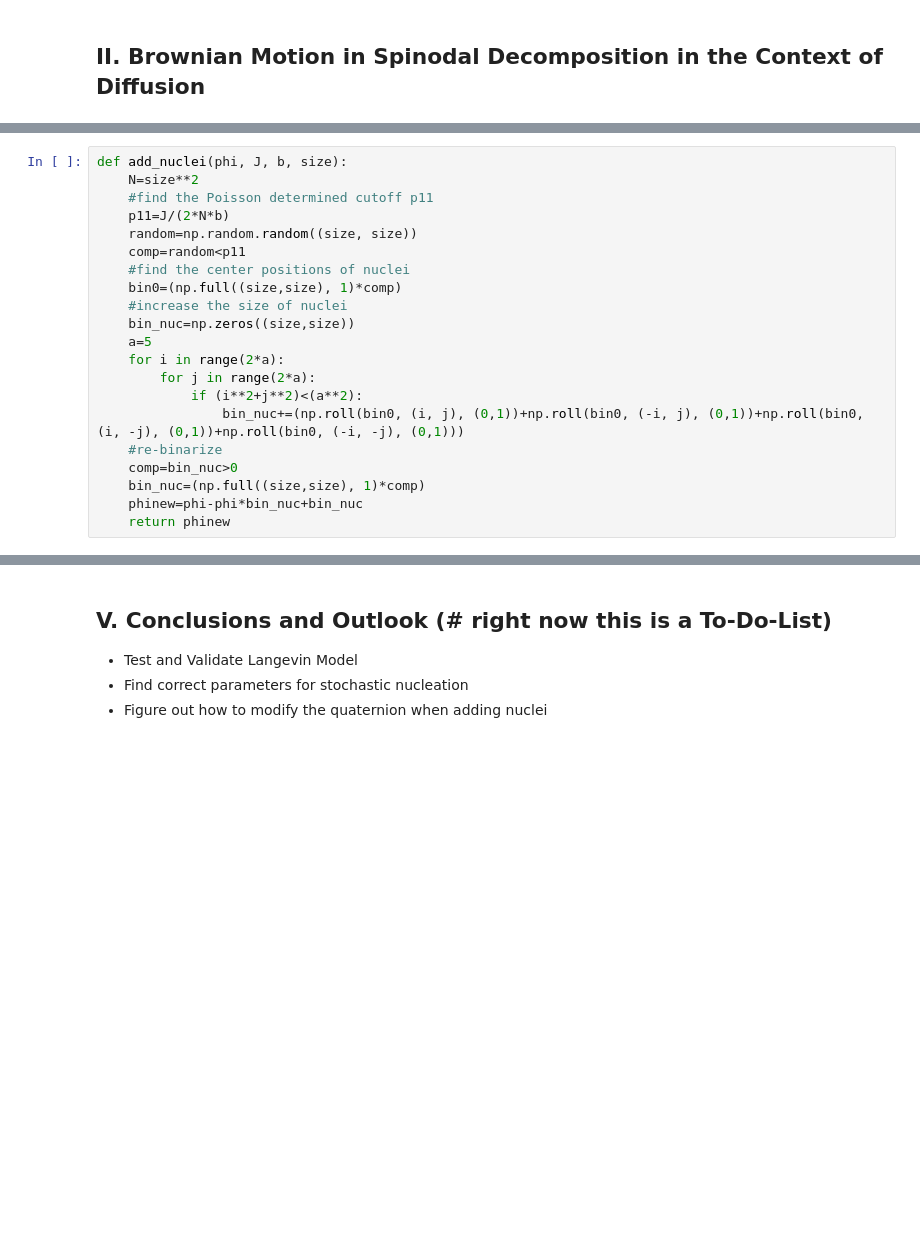
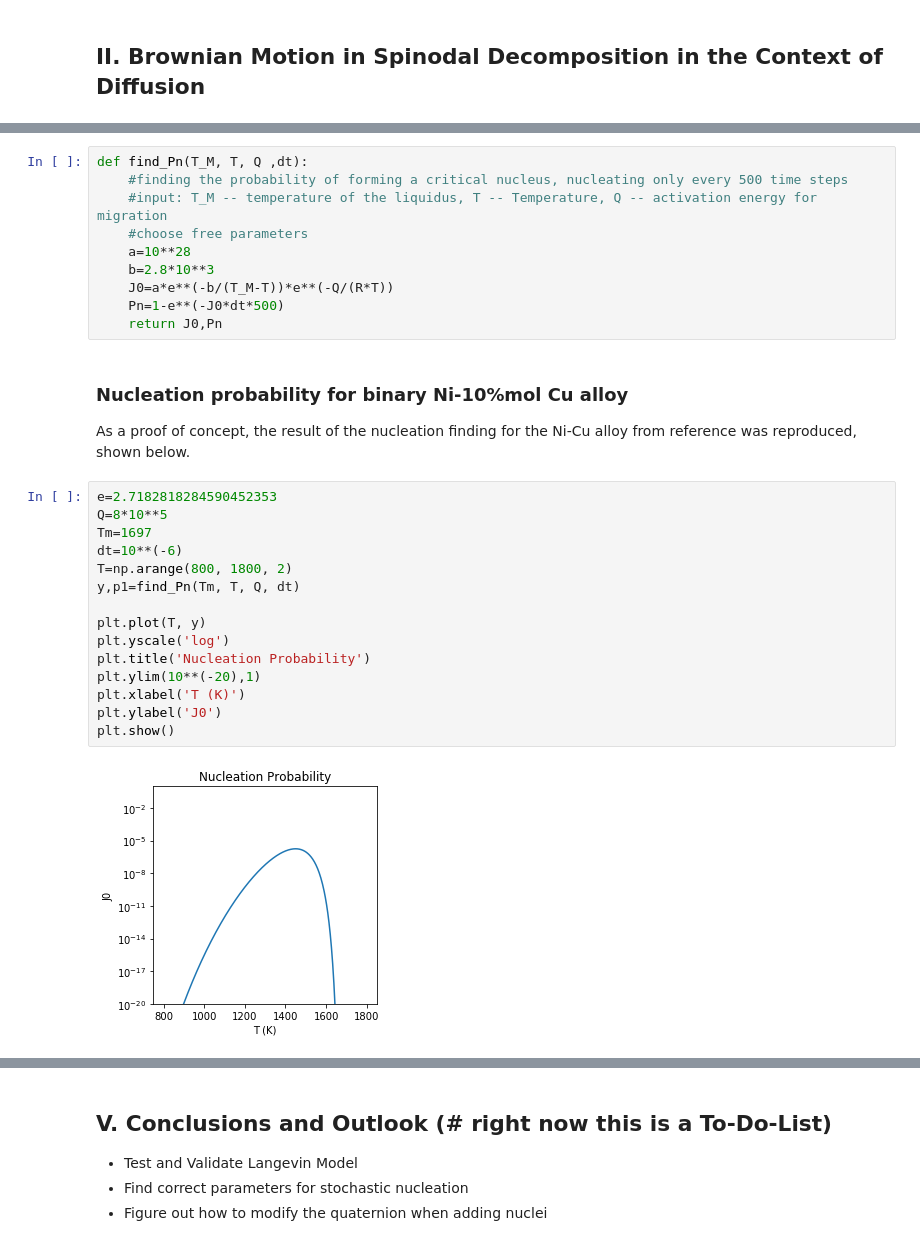
Before and after one commit to AdditiveModeling/noise, a Jupyter notebook: Noise in Phase Field Modelling.ipynb, the cells around one changed output, grey strips where cells are left out. Cells and saved outputs as stored; diff of their text form; blank space fills up the shorter version.

```diff
--- a/Noise in Phase Field Modelling.ipynb
+++ b/Noise in Phase Field Modelling.ipynb
@@ -206,21 +229,30 @@ The code fragment I developed introduces a nucleus and then increases its radius
-# %%
-def add_nuclei(phi, J, b, size):
-    N=size**2
-    #find the Poisson determined cutoff p11
-    p11=J/(2*N*b)
-    random=np.random.random((size, size))
-    comp=random<p11
-    #find the center positions of nuclei
-    bin0=(np.full((size,size), 1)*comp)
-    #increase the size of nuclei
-    bin_nuc=np.zeros((size,size))
-    a=5
-    for i in range(2*a):
-        for j in range(2*a):
-            if (i**2+j**2)<(a**2):
-                bin_nuc+=(np.roll(bin0, (i, j), (0,1))+np.roll(bin0, (-i, j), (0,1))+np.roll(bin0, (i, -j), (0,1))+np.roll(bin0, (-i, -j), (0,1)))
-    #re-binarize
-    comp=bin_nuc>0
-    bin_nuc=(np.full((size,size), 1)*comp)
-    phinew=phi-phi*bin_nuc+bin_nuc
-    return phinew
+# %%
+def find_Pn(T_M, T, Q ,dt):
+    #finding the probability of forming a critical nucleus, nucleating only every 500 time steps
+    #input: T_M -- temperature of the liquidus, T -- Temperature, Q -- activation energy for migration
+    #choose free parameters
+    a=10**28
+    b=2.8*10**3
+    J0=a*e**(-b/(T_M-T))*e**(-Q/(R*T))
+    Pn=1-e**(-J0*dt*500)
+    return J0,Pn
+# %% [markdown]
+### Nucleation probability for binary Ni-10%mol Cu alloy
+As a proof of concept, the result of the nucleation finding for the Ni-Cu alloy from reference was reproduced, shown below.
+# %%
+e=2.7182818284590452353
+Q=8*10**5
+Tm=1697
+dt=10**(-6)
+T=np.arange(800, 1800, 2)
+y,p1=find_Pn(Tm, T, Q, dt)
+
+plt.plot(T, y)
+plt.yscale('log')
+plt.title('Nucleation Probability')
+plt.ylim(10**(-20),1)
+plt.xlabel('T (K)')
+plt.ylabel('J0')
+plt.show()
+# %% [output]
+[figure, added]
```
Also changed, not shown: parts of 24 cells of this notebook, 3 other files.
